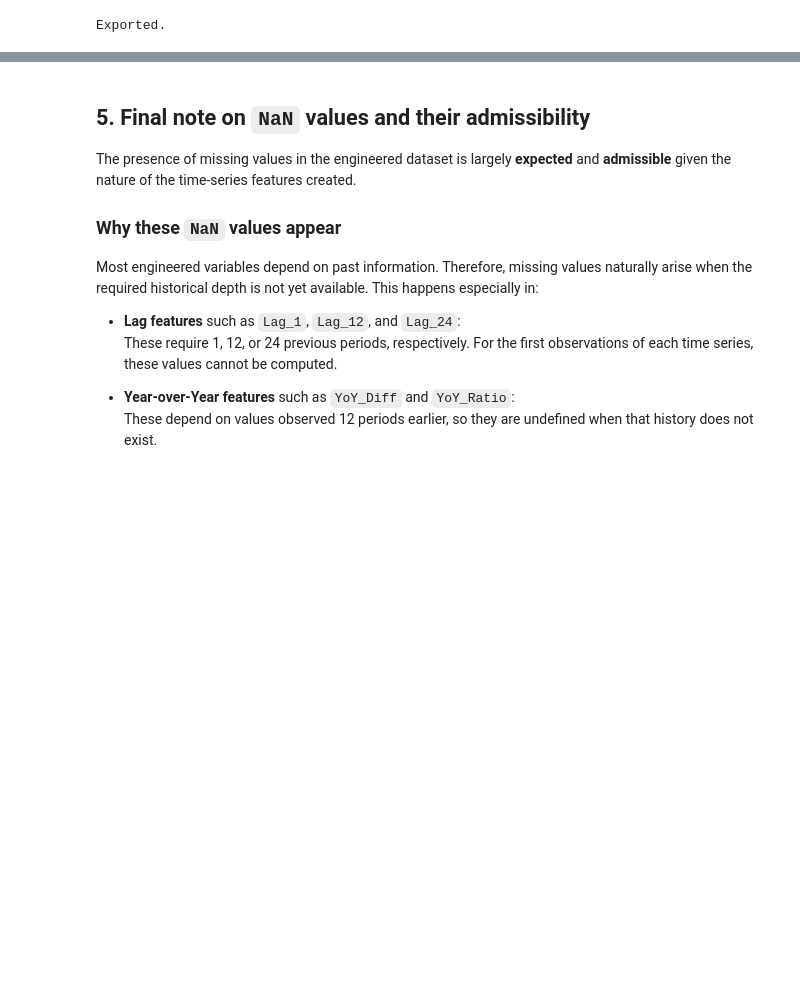
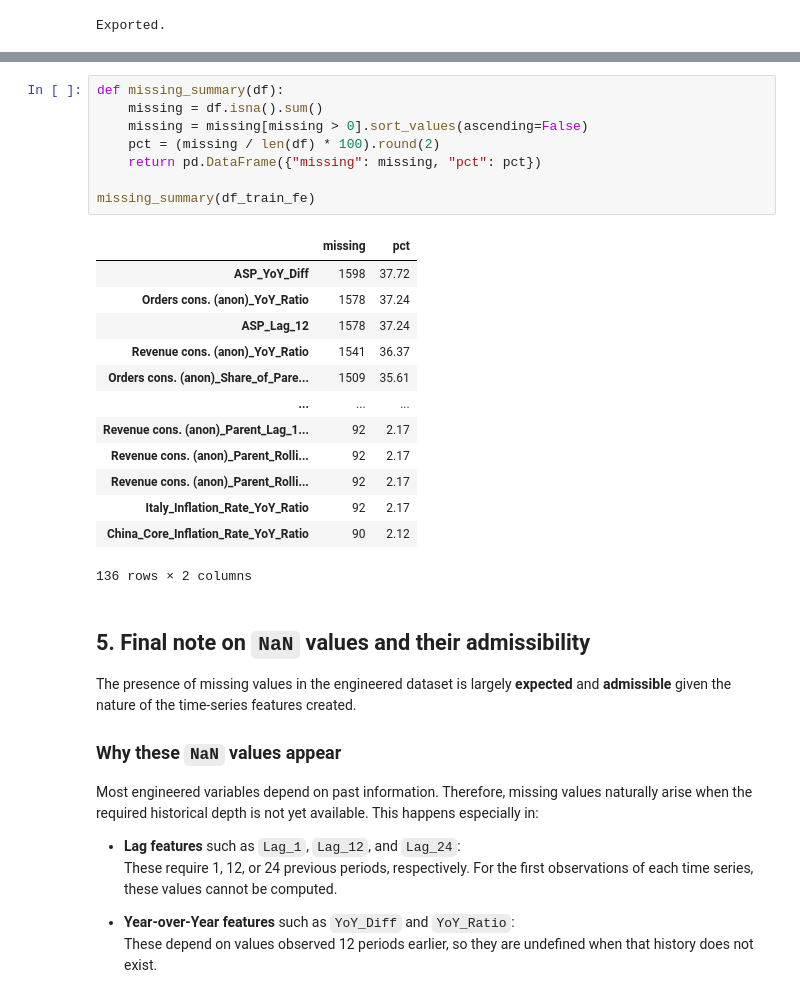
Before and after one commit to RuiSousaFerreiraIMS/Siemens_Advanta_BC, a Jupyter notebook: notebooks/4)Feature_Engineering.ipynb, the cells around one changed output, grey strips where cells are left out. Cells and saved outputs as stored; diff of their text form; blank space fills up the shorter version.

```diff
--- a/notebooks/4)Feature_Engineering.ipynb
+++ b/notebooks/4)Feature_Engineering.ipynb
@@ -713,3 +745,25 @@ pd.read_parquet(os.path.join(output_dir, 'training_subsegment_fe.parquet')).head
+# %%
+def missing_summary(df):
+    missing = df.isna().sum()
+    missing = missing[missing > 0].sort_values(ascending=False)
+    pct = (missing / len(df) * 100).round(2)
+    return pd.DataFrame({"missing": missing, "pct": pct})
+
+missing_summary(df_train_fe)
+# %% [output]
+|  | missing | pct |
+| ASP_YoY_Diff | 1598 | 37.72 |
+| Orders cons. (anon)_YoY_Ratio | 1578 | 37.24 |
+| ASP_Lag_12 | 1578 | 37.24 |
+| Revenue cons. (anon)_YoY_Ratio | 1541 | 36.37 |
+| Orders cons. (anon)_Share_of_Pare... | 1509 | 35.61 |
+| ... | ... | ... |
+| Revenue cons. (anon)_Parent_Lag_1... | 92 | 2.17 |
+| Revenue cons. (anon)_Parent_Rolli... | 92 | 2.17 |
+| Revenue cons. (anon)_Parent_Rolli... | 92 | 2.17 |
+| Italy_Inflation_Rate_YoY_Ratio | 92 | 2.17 |
+| China_Core_Inflation_Rate_YoY_Ratio | 90 | 2.12 |
+136 rows × 2 columns
 # %% [markdown]
 ## 5. Final note on `NaN` values and their admissibility
 
```
Also changed, not shown: parts of 8 cells of this notebook, 2 other files.
